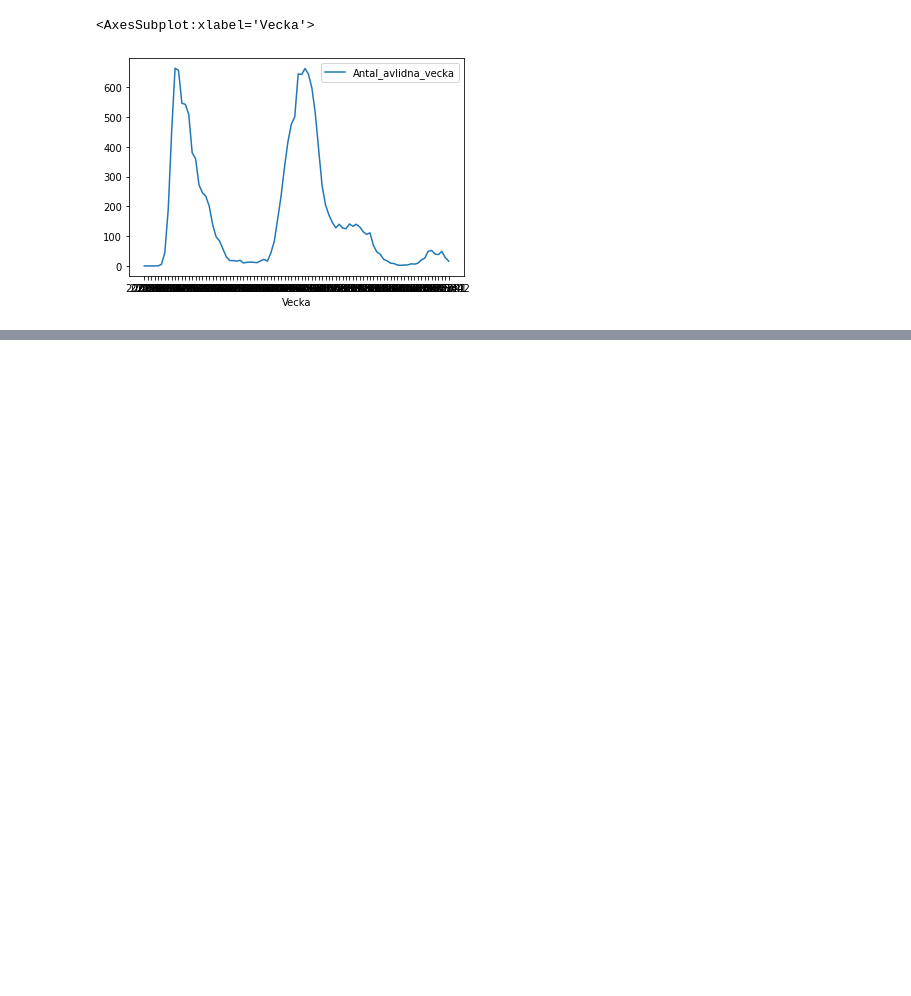
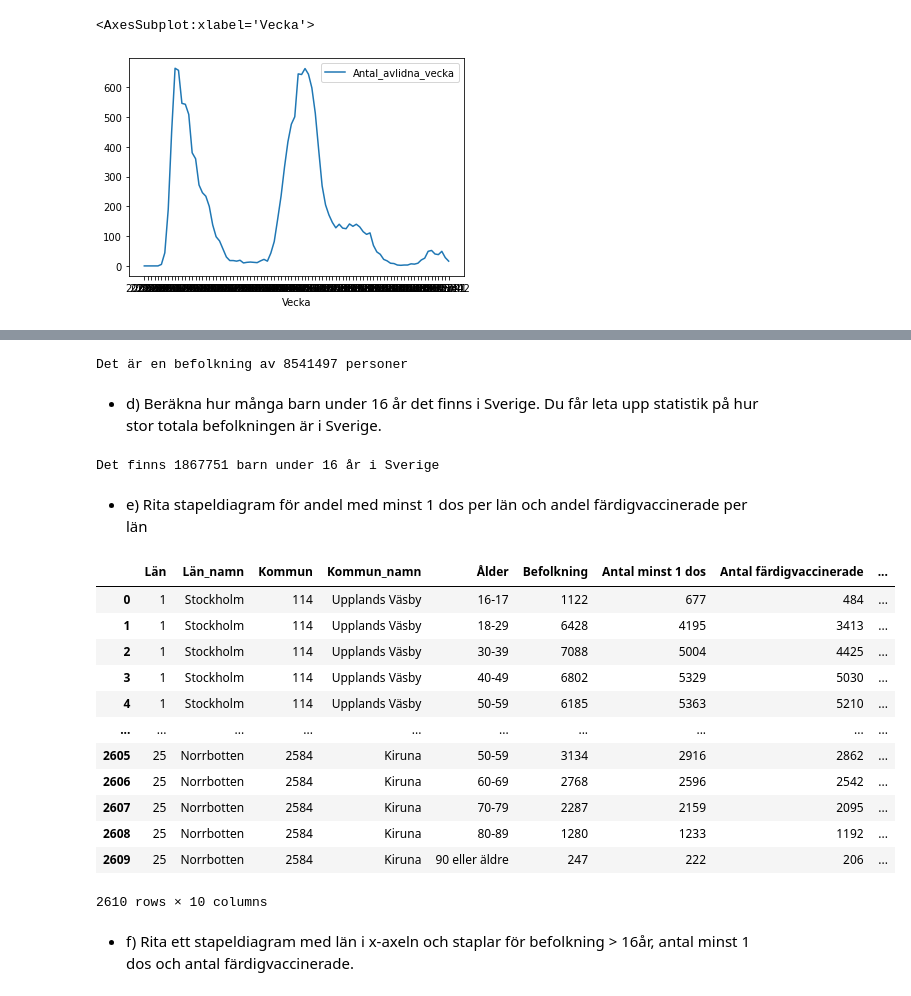
Before and after one commit to SamiFatmi/Databehandling-SAMI-FATMI, a Jupyter notebook: Labs/Labb 1/Labb 1.ipynb, the cells around one changed output, grey strips where cells are left out. Drawn from its saved outputs; the diff is of its cells as text; code cells hidden in the pictures; blank space fills up the shorter version.

```diff
--- a/Labs/Labb 1/Labb 1.ipynb
+++ b/Labs/Labb 1/Labb 1.ipynb
@@ -143,0 +148,4 @@ sns.lineplot(data=covid19[["Vecka","Antal_avlidna_vecka"]].set_index("Vecka",dro
+# %%
+vaccin = pd.read_excel(covid19_vaccine_file_path, sheet_name=  "Vaccinerade kommun och ålder")
+
+print(f" Det finns {vaccin['Län_namn'].unique().__len__()} län i datasetet")
@@ -143,0 +165,16 @@ sns.lineplot(data=covid19[["Vecka","Antal_avlidna_vecka"]].set_index("Vecka",dro
+# %%
+befolkningen = vaccin["Befolkning"].sum()
+
+print(f"Det är en befolkning av {befolkningen} personer")
+# %% [output]
+Det är en befolkning av 8541497 personer
+# %% [markdown]
+- d) Beräkna hur många barn under 16 år det finns i Sverige. Du får leta upp statistik på hur stor totala befolkningen är i Sverige.
+# %%
+sweden_pop = 10409248
+
+print(f"Det finns {sweden_pop - befolkningen} barn under 16 år i Sverige")
+# %% [output]
+Det finns 1867751 barn under 16 år i Sverige
+# %% [markdown]
+- e) Rita stapeldiagram för andel med minst 1 dos per län och andel färdigvaccinerade per län
@@ -143,0 +185,19 @@ sns.lineplot(data=covid19[["Vecka","Antal_avlidna_vecka"]].set_index("Vecka",dro
+# %%
+vaccin
+# %% [output]
+|  | Län | Län_namn | Kommun | Kommun_namn | Ålder | Befolkning | Antal minst 1 dos | Antal färdigvaccinerade | ... |
+| 0 | 1 | Stockholm | 114 | Upplands Väsby | 16-17 | 1122 | 677 | 484 | ... |
+| 1 | 1 | Stockholm | 114 | Upplands Väsby | 18-29 | 6428 | 4195 | 3413 | ... |
+| 2 | 1 | Stockholm | 114 | Upplands Väsby | 30-39 | 7088 | 5004 | 4425 | ... |
+| 3 | 1 | Stockholm | 114 | Upplands Väsby | 40-49 | 6802 | 5329 | 5030 | ... |
+| 4 | 1 | Stockholm | 114 | Upplands Väsby | 50-59 | 6185 | 5363 | 5210 | ... |
+| ... | ... | ... | ... | ... | ... | ... | ... | ... | ... |
+| 2605 | 25 | Norrbotten | 2584 | Kiruna | 50-59 | 3134 | 2916 | 2862 | ... |
+| 2606 | 25 | Norrbotten | 2584 | Kiruna | 60-69 | 2768 | 2596 | 2542 | ... |
+| 2607 | 25 | Norrbotten | 2584 | Kiruna | 70-79 | 2287 | 2159 | 2095 | ... |
+| 2608 | 25 | Norrbotten | 2584 | Kiruna | 80-89 | 1280 | 1233 | 1192 | ... |
+| 2609 | 25 | Norrbotten | 2584 | Kiruna | 90 eller äldre | 247 | 222 | 206 | ... |
+2610 rows × 10 columns
+# %% [markdown]
+- f) Rita ett stapeldiagram med län i x-axeln och staplar för befolkning > 16år, antal minst 1 dos och antal
+färdigvaccinerade.
```
Also changed, not shown: parts of 7 cells of this notebook.
